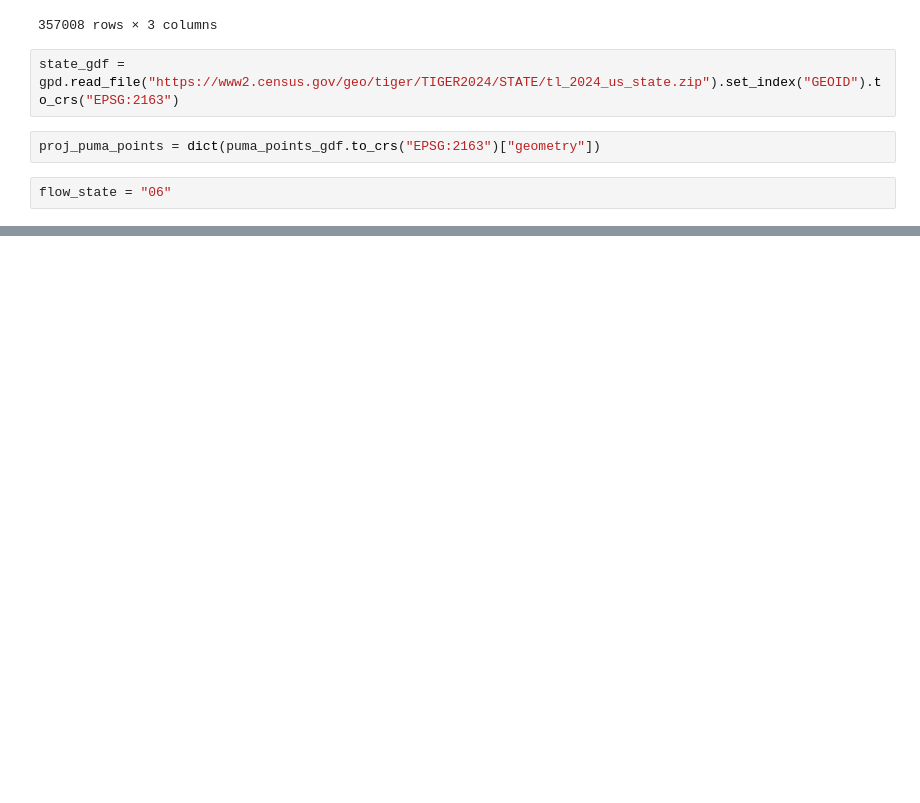
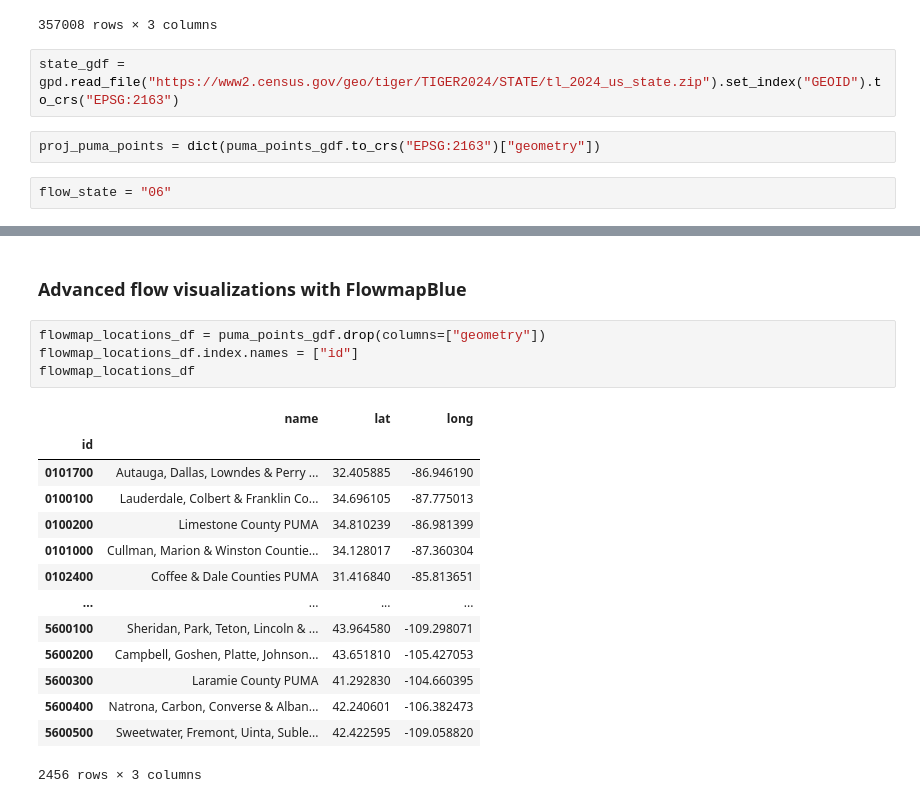
Before and after one commit to PUBPOL-2130/notebooks, a Jupyter notebook: future/migration_flows.ipynb, the cells around one changed output, grey strips where cells are left out. Saved outputs shown, nothing was run; the diff lists cells and outputs as text; blank space fills up the shorter version.

```diff
--- a/future/migration_flows.ipynb
+++ b/future/migration_flows.ipynb
@@ -274,0 +305,21 @@ for race in puma_flows_df["race"].unique():
+# %% [markdown]
+### Advanced flow visualizations with FlowmapBlue
+# %%
+flowmap_locations_df = puma_points_gdf.drop(columns=["geometry"])
+flowmap_locations_df.index.names = ["id"]
+flowmap_locations_df
+# %% [output]
+|  | name | lat | long |
+| id |  |  |  |
+| 0101700 | Autauga, Dallas, Lowndes & Perry ... | 32.405885 | -86.946190 |
+| 0100100 | Lauderdale, Colbert & Franklin Co... | 34.696105 | -87.775013 |
+| 0100200 | Limestone County PUMA | 34.810239 | -86.981399 |
+| 0101000 | Cullman, Marion & Winston Countie... | 34.128017 | -87.360304 |
+| 0102400 | Coffee & Dale Counties PUMA | 31.416840 | -85.813651 |
+| ... | ... | ... | ... |
+| 5600100 | Sheridan, Park, Teton, Lincoln & ... | 43.964580 | -109.298071 |
+| 5600200 | Campbell, Goshen, Platte, Johnson... | 43.651810 | -105.427053 |
+| 5600300 | Laramie County PUMA | 41.292830 | -104.660395 |
+| 5600400 | Natrona, Carbon, Converse & Alban... | 42.240601 | -106.382473 |
+| 5600500 | Sweetwater, Fremont, Uinta, Suble... | 42.422595 | -109.058820 |
+2456 rows × 3 columns
```
Also changed, not shown: parts of 18 cells of this notebook, 3 other files.
